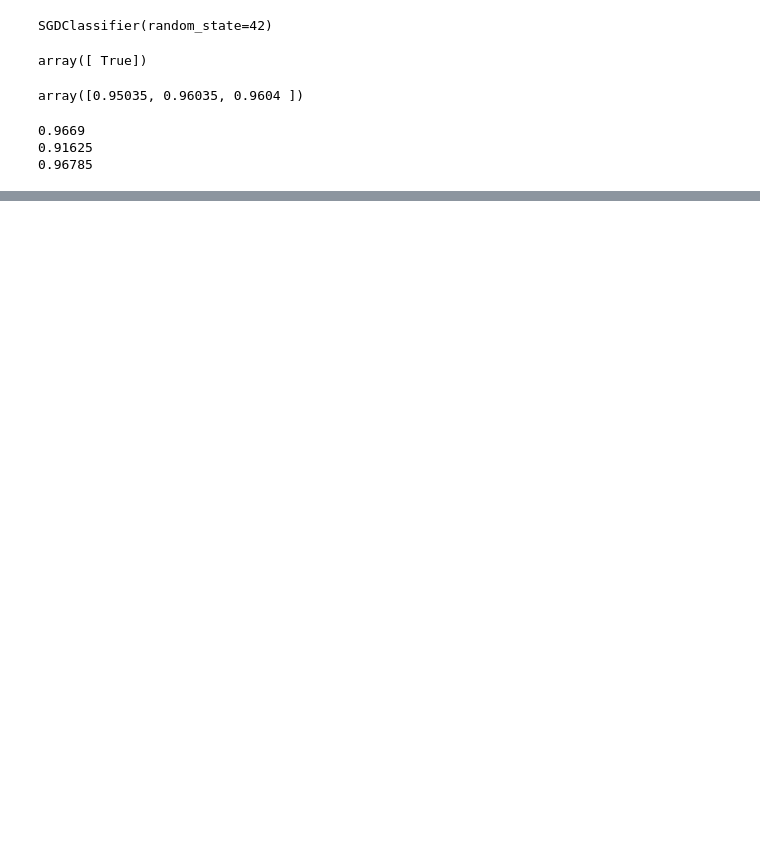
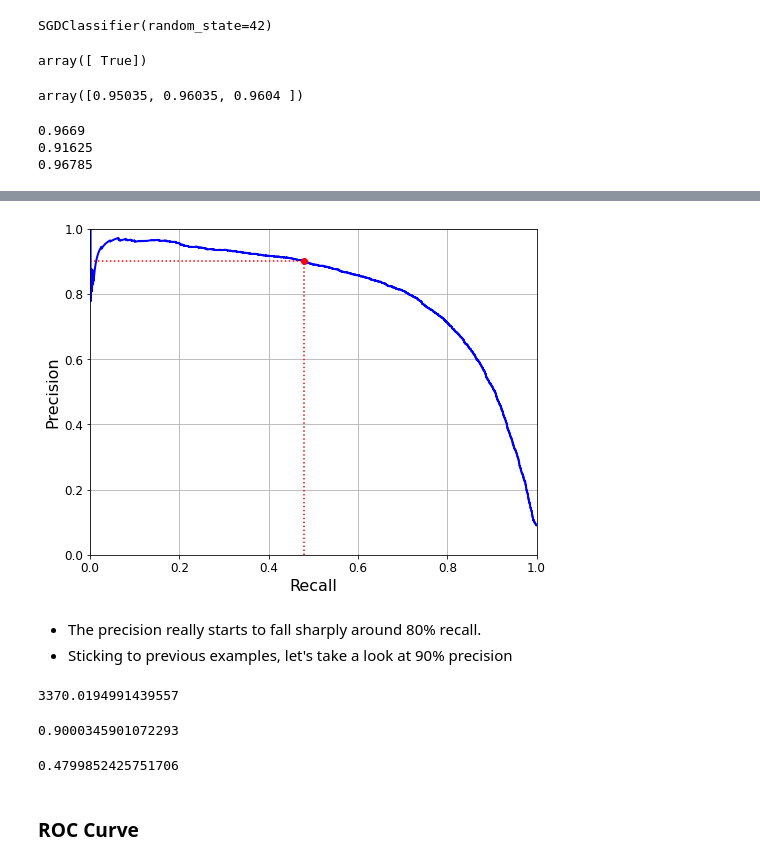
Before and after one commit to gilbert-noriega-ii/hand-written-digits-classification, a Jupyter notebook: final_notebook.ipynb, the cells around one changed output, grey strips where cells are left out. Drawn from its saved outputs; the diff is of its cells as text; code cells hidden in the pictures; blank space fills up the shorter version.

```diff
--- a/final_notebook.ipynb
+++ b/final_notebook.ipynb
@@ -110,0 +194,12 @@ for train_index, test_index in skfolds.split(X_train, y_train_5):
+# %%
+functions.plot_precision_vs_recall(precisions, recalls)
+# %% [output]
+[figure, added]
+# %% [markdown]
+- The precision really starts to fall sharply around 80% recall.
+- Sticking to previous examples, let's take a look at 90% precision
+# %%
+threshold_90_precision = thresholds[np.argmax(precisions >= 0.90)]
+threshold_90_precision
+# %% [output]
+3370.0194991439557
@@ -110,0 +208,10 @@ for train_index, test_index in skfolds.split(X_train, y_train_5):
+# %%
+precision_score(y_train_5, y_train_pred_90)
+# %% [output]
+0.9000345901072293
+# %%
+recall_score(y_train_5, y_train_pred_90)
+# %% [output]
+0.4799852425751706
+# %% [markdown]
+### ROC Curve
```
Also changed, not shown: parts of 36 cells of this notebook.
